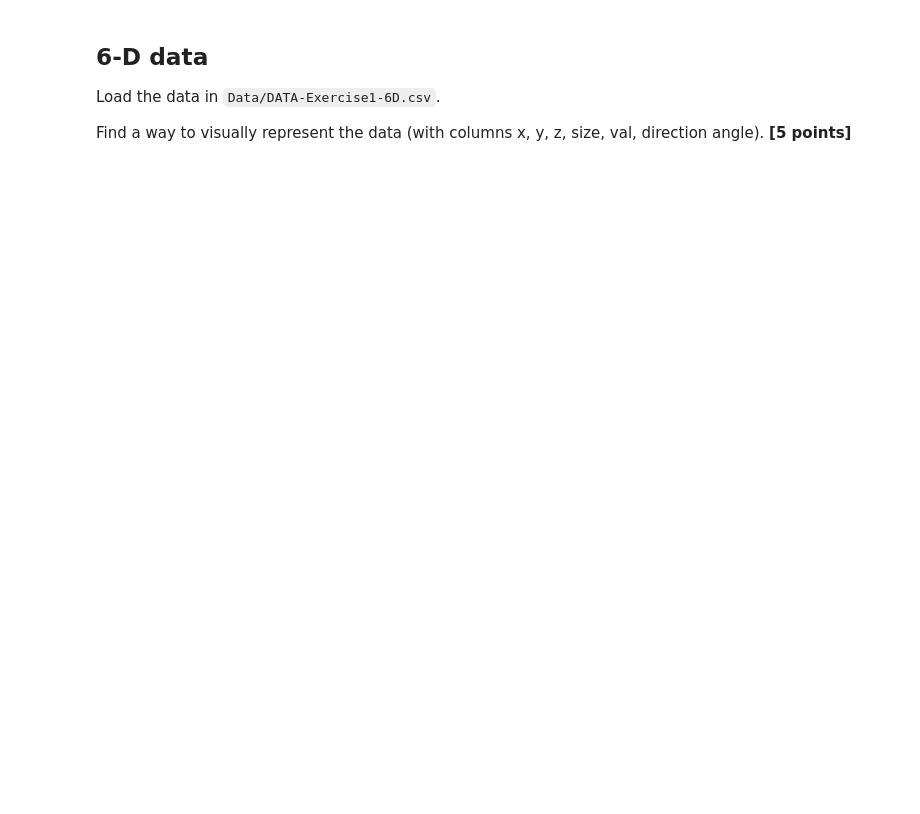
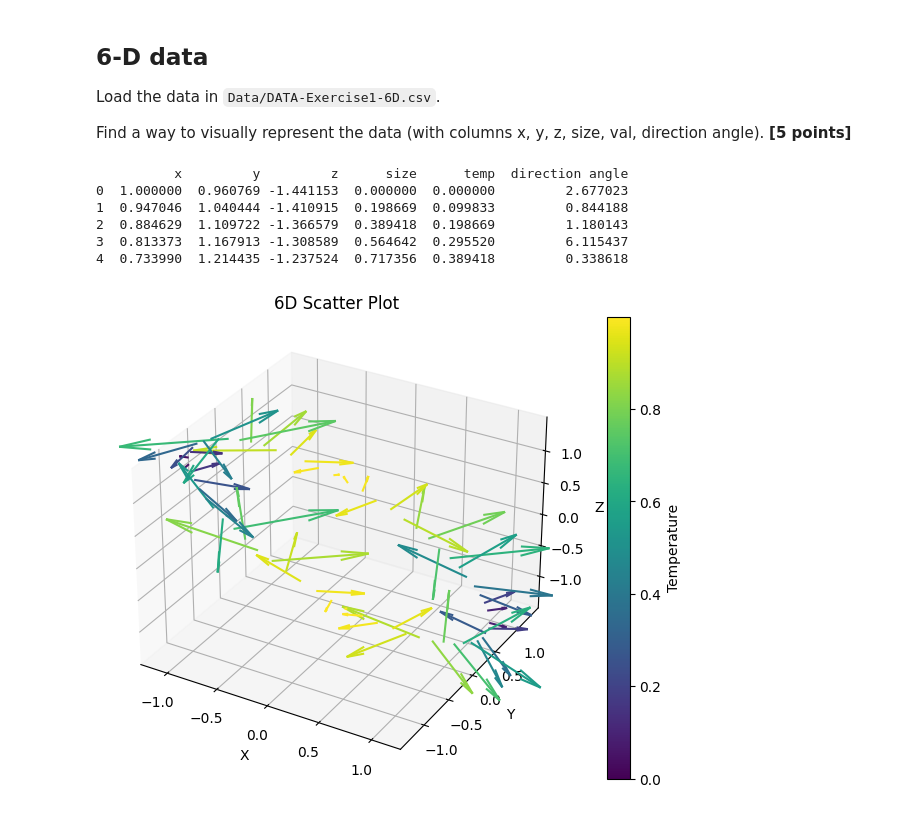
Before and after one commit to DAAP-Summer-2024/intro-to-data-structure-and-data-visualization-PhySicIst25, a Jupyter notebook: assignment_1.ipynb, the cells around one changed output. Drawn from its saved outputs; the diff is of its cells as text; code cells hidden in the pictures; blank space fills up the shorter version.

```diff
--- a/assignment_1.ipynb
+++ b/assignment_1.ipynb
@@ -510,3 +669,82 @@ Represent this table with columns "Country", "PovertyFraction", "GDPPerCapita $"
 Load the data in `Data/DATA-Exercise1-6D.csv`.
 
 Find a way to visually represent the data (with columns x, y, z, size, val, direction angle).  **[5 points]**
+# %%
+import pandas as pd
+import matplotlib.pyplot as plt
+import numpy as np
+
+Data6d = pd.read_csv('Data/DATA-Exercise1-6D.csv')
+print(Data6d.head())  # Ausgabe der ersten 5 Zeilen der DataFrame
+
+
+#ich will die daten darstellen als
+#pfeile farbkodiert nach temp
+#größenskaliert nach size
+#längenskaliert nach direction angle
+#in den 3 raumkoordinaten x y z
+
+
+#plt.figure(figsize=(10, 6))
+#ax = plt.axes(projection='3d')  # 3D-Achsen erstellen
+
+
+
+#groups = Data4d.groupby('size')  # Gruppieren der Daten nach 'value'
+
+#for value, group in groups:
+#    ax.scatter(group['x'], group['y'], group['z'], label=value)  # Streudiagramm für jede Gruppe erstellen
+    #ax.plot(group['x'], group['y'], group['z'])  # Linien zwischen den Punkten zeichnen
+#ax.set_title('4D Scatter Plot with Connected Points')
+# Plotten der 4D-Daten
+
+#endpunkte der vektoren muss ich bestimmen über den winkel und die länge
+#setze Länge = 1
+
+#x_end = Data6d['x'] + np.cos(Data6d['direction angle']) * Data6d['size']
+#y_end = Data6d['y'] + np.sin(Data6d['direction angle']) * Data6d['size']
+#z_end = Data6d['z'] + np.sin(Data6d['direction angle']) * Data6d['size']
+
+
+# Länge und Richtung der Vektoren berechnen
+dx = np.cos(Data6d['direction angle']) * Data6d['size']  # x-Komponente
+dy = np.sin(Data6d['direction angle']) * Data6d['size']  # y-Komponente
+dz = np.zeros_like(dx)  # z-Komponente (falls keine Neigung in z-Richtung)
+
+plt.figure(figsize=(10, 6))
+ax = plt.axes(projection='3d')  # 3D-Achsen erstellen
+
+
+#farbwerte nach werten in 'temp'
+norm = plt.Normalize(Data6d['temp'].min(), Data6d['temp'].max())  # Normalisierung der Temperaturwerte
+colors = plt.cm.viridis(norm(Data6d['temp']))  # Farbwerte basierend auf der Normalisierung
+
+
+#vektoren zeichnen
+
+for i in range(len(Data6d)):
+    ax.quiver(Data6d['x'][i], Data6d['y'][i], Data6d['z'][i], dx[i], dy[i], dz[i], color=colors[i], length=Data6d['size'][i], normalize=True)
+
+#farbleiste hinzufügen
+sm = plt.cm.ScalarMappable(cmap='viridis', norm=norm)
+sm.set_array([])  # Setze leeres Array für die Farbleiste
+plt.colorbar(sm, label='Temperature')  # Farbleiste hinzufügen
+
+
+#vektor = ax.quiver(Data6d['x'], Data6d['y'], Data6d['z'], dx, dy, dz, normalize=False,  cmap='viridis', color=plt.cm.viridis(norm(Data6d['temp'])))
+#der color befehl setzt die farbkodierung auf 'temp'
+#plt.colorbar(vektor, label='temp')
+plt.title('6D Scatter Plot')
+plt.xlabel('X')
+plt.ylabel('Y')
+ax.set_zlabel('Z')
+#plt.zlabel('Z')
+plt.show()
+# %% [output]
+          x         y         z      size      temp  direction angle
+0  1.000000  0.960769 -1.441153  0.000000  0.000000         2.677023
+1  0.947046  1.040444 -1.410915  0.198669  0.099833         0.844188
+2  0.884629  1.109722 -1.366579  0.389418  0.198669         1.180143
+3  0.813373  1.167913 -1.308589  0.564642  0.295520         6.115437
+4  0.733990  1.214435 -1.237524  0.717356  0.389418         0.338618
+[figure, added]
```
Also changed, not shown: parts of 5 cells of this notebook, 1 other file.
